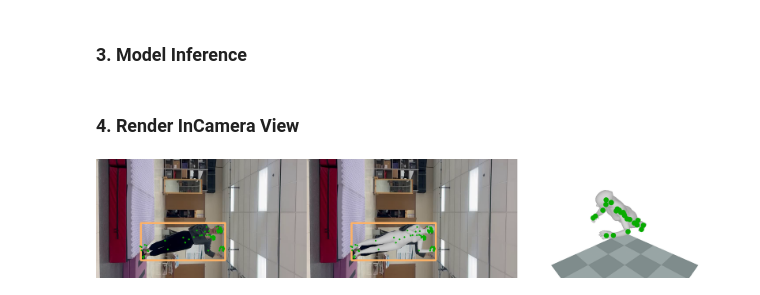
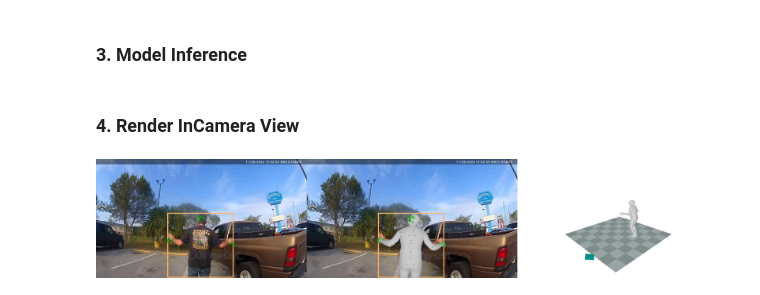
Before and after one commit to yj7082126/GVHMR, a Jupyter notebook: test.ipynb, the cells around one changed output. Cells and saved outputs as stored; diff of their text form; code cells hidden in the pictures.

Commit message:
add frustum rendering code

```diff
--- a/test.ipynb
+++ b/test.ipynb
@@ -195,6 +174,9 @@ final_results = {
     'static_conf_logits': outputs['static_conf_logits'][0]
 }
 torch.save(final_results, output_root / f"{video_path.stem}.pt")
+# %%
+final_results = torch.load("outputs/bodycam/thanksgiving_p2.pt")
+length, width, height = final_results['dimensions']
 # %% [markdown]
 ### 4. Render InCamera View
 # %%
@@ -217,6 +199,6 @@ r_width, r_height = width, height #
 # smpl
 renderer_c = Renderer(r_width, r_height, device="cuda", faces=faces_smpl, K=estimate_K(r_width, r_height))
 
-smplx_out = smplx(**pred["smpl_params_incam"])
-pred_c_verts = torch.stack([torch.matmul(smplx2smpl, v_) for v_ in smplx_out.vertices])
-pred_c_joints, pred_c_valid = renderer_c.project_points_to_full_image(smplx_out.joints)
+smplx_c = smplx(**final_results["smpl_params_incam"])
+pred_c_verts = torch.stack([torch.matmul(smplx2smpl, v_) for v_ in smplx_c.vertices])
+pred_c_joints, pred_c_valid = renderer_c.project_points_to_full_image(smplx_c.joints)
@@ -238,0 +205,15 @@ color = torch.ones(3).float().cuda() * 0.8
+# %%
+smplx_gb = smplx(**final_results["smpl_params_global"])
+pred_gb_verts = torch.stack([torch.matmul(smplx2smpl, v_) for v_ in smplx_gb.vertices])
+pred_gb_verts, pred_gb_joints = move_to_start_point_face_z(pred_gb_verts, J_regressor)
+
+global_R, global_T, global_lights = get_global_cameras_static(
+    pred_gb_joints.cpu(), beta=4.0, cam_height_degree=20, target_center_height=1.0
+)
+_, _, K = create_camera_sensor(r_width, r_height, 24)
+renderer_g = Renderer(r_width, r_height, device="cuda", faces=faces_smpl, K=K)
+
+# -- render mesh -- #
+scale, cx, cz = get_ground_params_from_points(pred_gb_joints[:, 0], pred_gb_verts)
+renderer_g.set_ground(scale * 1.5, cx, cz)
+color = torch.ones(3).float().cuda() * 0.8
@@ -239,19 +250,28 @@ color = torch.ones(3).float().cuda() * 0.8
 # %%
-i = 25
+i = 300
 
-img_raw = cv2.resize(iio.imread(video_path, index=i), (r_width, r_height))
-img_raw = draw_bbx_xyxy_on_image_batch(bbx_xyxy[i:i+1], [img_raw], thickness=8)[0]
+img_raw = cv2.resize(iio.imread(final_results['input_video'], index=i), (r_width, r_height))
+img_raw = draw_bbx_xyxy_on_image_batch(final_results['bbx_xyxy'][i:i+1], [img_raw], thickness=8)[0]
 img_raw = draw_kpts_with_conf_batch([img_raw], pred_c_joints[i:i+1], pred_c_valid[i:i+1], thickness=4)[0]
 
-img_cam = renderer_c.render_mesh(pred_c_verts[i].cuda(), img_raw, [0.8, 0.8, 0.8])
+img_cam = renderer_c.render_mesh(pred_c_verts[i].cuda(), img_raw, colors=[0.8, 0.8, 0.8])
 img_cam = draw_kpts_with_conf_batch([img_cam], pred_c_joints[i:i+1], pred_c_valid[i:i+1], thickness=4)[0]
 
 cameras = renderer_g.create_camera(global_R[i], global_T[i])
 img_gb = renderer_g.render_with_ground(pred_gb_verts[[i]], color[None], cameras, global_lights)
-tmp_joints, tmp_valid = renderer_g.project_points_to_full_image(pred_gb_joints[i:i+1], cameras=cameras, world_space=True)
-img_gb = draw_kpts_with_conf_batch([img_gb], tmp_joints, tmp_valid, thickness=12)[0]
+# tmp_joints, tmp_valid = renderer_g.project_points_to_full_image(pred_gb_joints[i:i+1], cameras=cameras, world_space=True)
+# img_gb = draw_kpts_with_conf_batch([img_gb], tmp_joints, tmp_valid, thickness=12)[0]
+
+# frust_verts_wld = camera_to_world_points(frust_verts_cam, R_cw=R_cw_all[i], t_cw=t_cw_all[i,...,0])
+frust_verts_wld = (R_cw_all[i].T @ (frust_verts_cam - t_cw_all[i,...][None]).T).T
+img_gb = renderer_g.render_mesh(
+    frust_verts_wld.to('cuda'),
+    faces=frust_faces.unsqueeze(0).to('cuda'),
+    background=img_gb,
+    colors=[0.0, 0.8, 0.8], update_bbox=False, flip=True
+)
 
 Image.fromarray(np.concatenate([img_raw, img_cam, img_gb], axis=1))
 # %% [output]
-[figure, old version]
+[figure, new version]
 # %%
```
Also changed, not shown: parts of 14 cells of this notebook, 2 other files.
